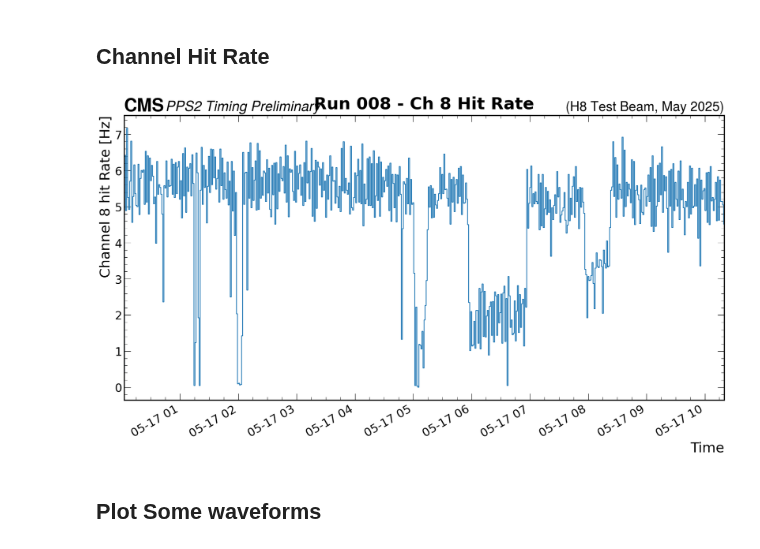
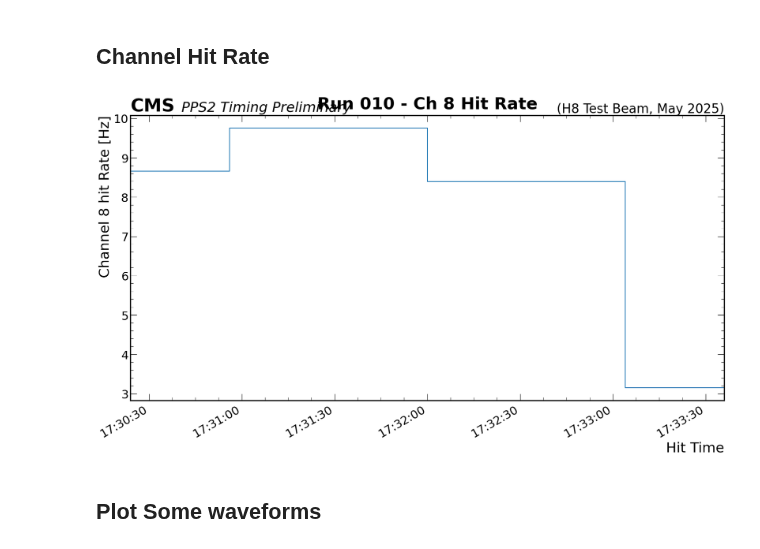
Before and after one commit to oljemark/PPS2-Timing-TB-Analysis, a Jupyter notebook: SAMPIClyserAnalysis.ipynb, the cells around one changed output. Saved outputs shown, nothing was run; the diff lists cells and outputs as text; code cells hidden in the pictures.

```diff
--- a/SAMPIClyserAnalysis.ipynb
+++ b/SAMPIClyserAnalysis.ipynb
@@ -11,7 +11,7 @@ from PPS_TB_202505_RunDB import run_info as run_info_dict
 # %% [markdown]
 Define which run you want to process and load the run information
 # %%
-run_to_process = "root_20260810_171519_run44"
+run_to_process = "Run010"
 
 parquet_file = Path(f"./{run_to_process}.parquet")
 root_file = Path(f"./{run_to_process}.root")
@@ -102,23 +99,23 @@ from sampiclyser import plot_channel_hit_rate
 # %%
 channel = 8
 plot_title = run_info.name + f" - Ch {channel} Hit Rate"
 
 plot_channel_hit_rate(
-    parquet_file,
+    root_file,
     channel = channel,
     bin_size=64,
     #start_time=datetime.datetime(2025, 5, 15, 23, 27),
     #end_time=datetime.datetime(2025, 5, 15, 23, 57),
     #start_time=datetime.datetime(2025, 5, 17, 1, 10),
     #end_time=datetime.datetime(2025, 5, 17, 1, 30),
     label="PPS2 Timing Preliminary",
     rlabel="(H8 Test Beam, May 2025)",
     #log_y=True,
     figsize = (17, 10),
     title=plot_title,
 )
 # %% [output]
-[figure, old version]
+[figure, new version]
 # %% [markdown]
 ## Plot Some waveforms
 # %%
```
Also changed, not shown: parts of 6 cells of this notebook.
